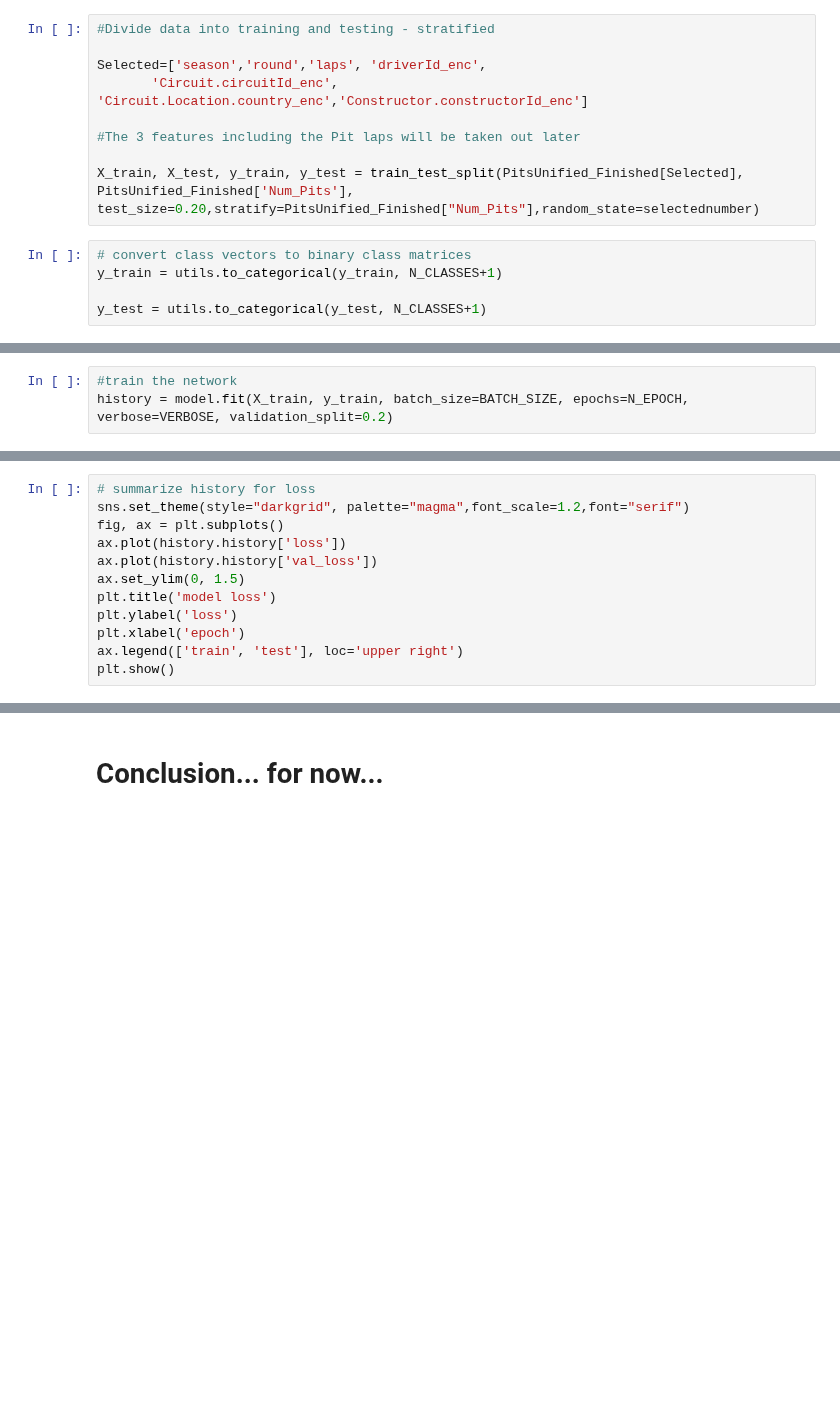
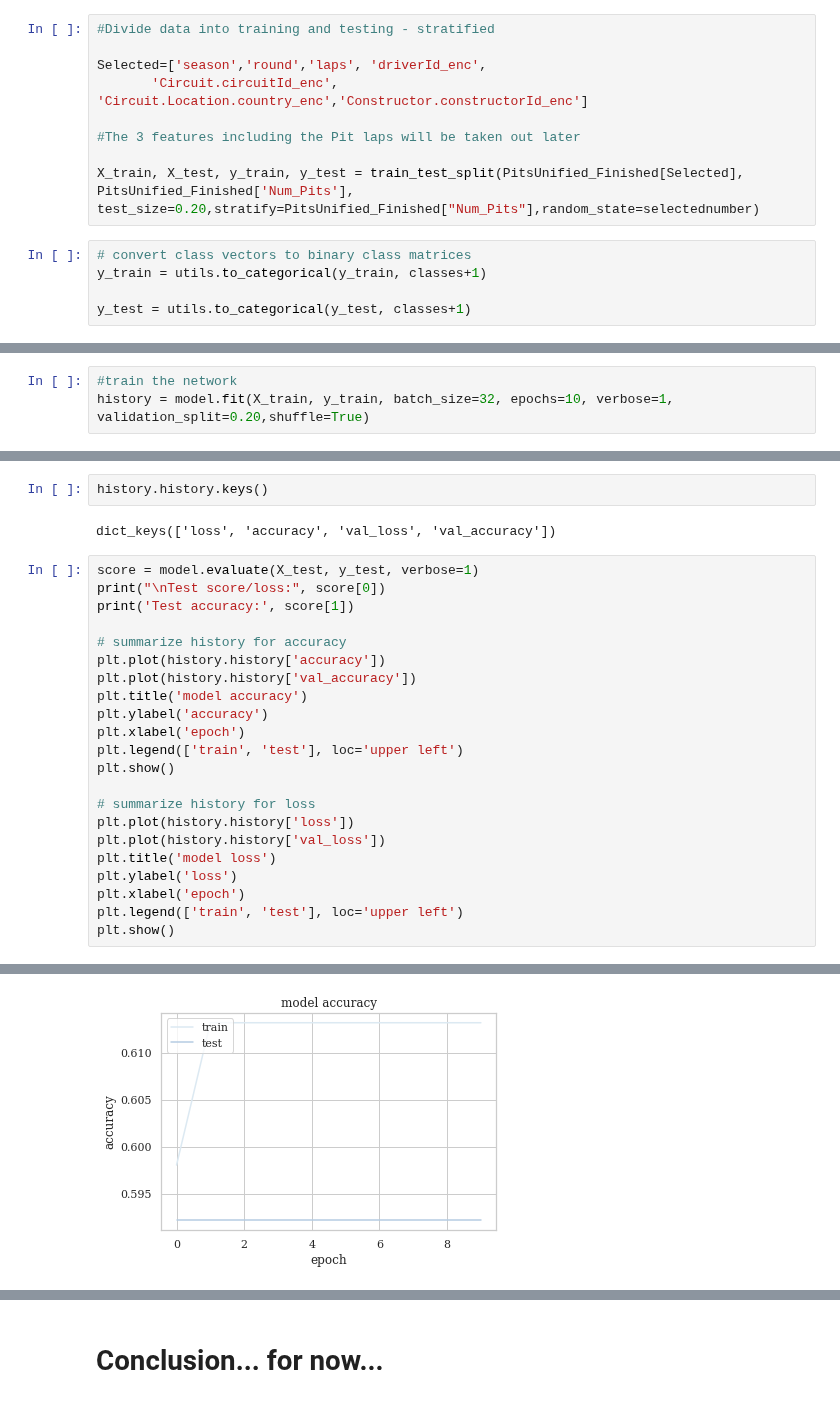
Before and after one commit to GabyCisnerosV/F1_NoName, a Jupyter notebook: Predicting_pitstops.ipynb, the cells around one changed output, grey strips where cells are left out. Drawn from its saved outputs; the diff is of its cells as text; blank space fills up the shorter version.

Commit message:
4 Models tuned

```diff
--- a/Predicting_pitstops.ipynb
+++ b/Predicting_pitstops.ipynb
@@ -755,6 +892,6 @@ Selected=['season','round','laps', 'driverId_enc',
 X_train, X_test, y_train, y_test = train_test_split(PitsUnified_Finished[Selected], PitsUnified_Finished['Num_Pits'], test_size=0.20,stratify=PitsUnified_Finished["Num_Pits"],random_state=selectednumber)
 # %%
 # convert class vectors to binary class matrices
-y_train = utils.to_categorical(y_train, N_CLASSES+1)
+y_train = utils.to_categorical(y_train, classes+1)
 
-y_test = utils.to_categorical(y_test, N_CLASSES+1)
+y_test = utils.to_categorical(y_test, classes+1)
@@ -807,5 +946,5 @@ Non-trainable params: 0
 _________________________________________________________________
 # %%
 #train the network
-history = model.fit(X_train, y_train, batch_size=BATCH_SIZE, epochs=N_EPOCH, verbose=VERBOSE, validation_split=0.2)
+history = model.fit(X_train, y_train, batch_size=32, epochs=10, verbose=1, validation_split=0.20,shuffle=True)
 # %% [output]
@@ -850,12 +991,0 @@ Test accuracy: 0.6101694703102112
-# %%
-# summarize history for loss
-sns.set_theme(style="darkgrid", palette="magma",font_scale=1.2,font="serif")
-fig, ax = plt.subplots()
-ax.plot(history.history['loss'])
-ax.plot(history.history['val_loss'])
-ax.set_ylim(0, 1.5)
-plt.title('model loss')
-plt.ylabel('loss')
-plt.xlabel('epoch')
-ax.legend(['train', 'test'], loc='upper right')
-plt.show()
@@ -863,0 +1020,27 @@ plt.show()
+# %%
+history.history.keys()
+# %% [output]
+dict_keys(['loss', 'accuracy', 'val_loss', 'val_accuracy'])
+# %%
+score = model.evaluate(X_test, y_test, verbose=1)
+print("\nTest score/loss:", score[0])
+print('Test accuracy:', score[1])
+
+# summarize history for accuracy
+plt.plot(history.history['accuracy'])
+plt.plot(history.history['val_accuracy'])
+plt.title('model accuracy')
+plt.ylabel('accuracy')
+plt.xlabel('epoch')
+plt.legend(['train', 'test'], loc='upper left')
+plt.show()
+
+# summarize history for loss
+plt.plot(history.history['loss'])
+plt.plot(history.history['val_loss'])
+plt.title('model loss')
+plt.ylabel('loss')
+plt.xlabel('epoch')
+plt.legend(['train', 'test'], loc='upper left')
+plt.show()
+# %% [output]
@@ -863,0 +1051 @@ plt.show()
+[figure, added]
```
Also changed, not shown: parts of 34 cells of this notebook.
